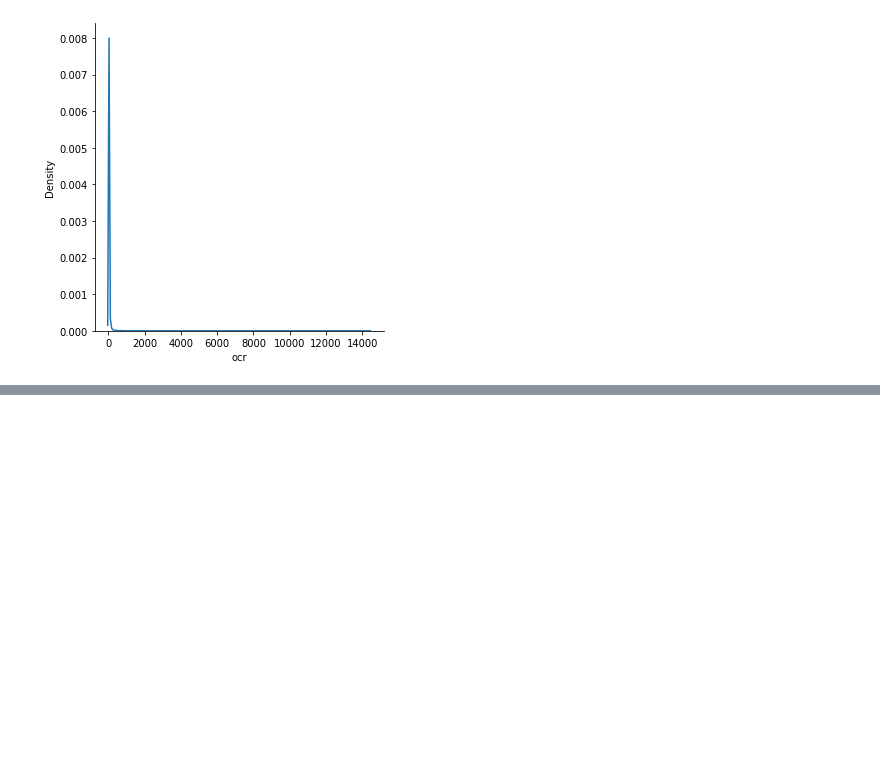
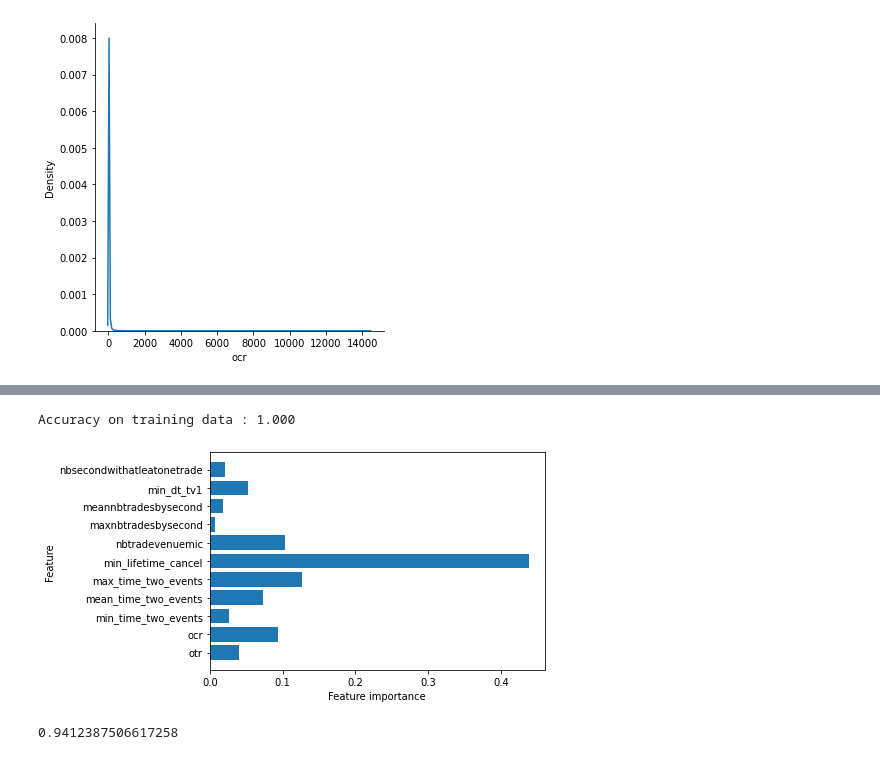
Before and after one commit to Valdi35/Detect-HFT-traders-Machine-learning-, a Jupyter notebook: Challenge_AMF.ipynb, the cells around one changed output, grey strips where cells are left out. Cells and saved outputs as stored; diff of their text form; code cells hidden in the pictures; blank space fills up the shorter version.

```diff
--- a/Challenge_AMF.ipynb
+++ b/Challenge_AMF.ipynb
@@ -364,3 +364,7 @@ sns.displot(df, x="ocr", kind="kde", bw_adjust=2)
 # %% [output]
 <seaborn.axisgrid.FacetGrid at 0x...>
 [figure]
+# %%
+#data to train
+X = X.loc[:,~X.columns.isin(['share','day'])]
+X = X.set_index('trader')
@@ -366,0 +396,36 @@ sns.displot(df, x="ocr", kind="kde", bw_adjust=2)
+# %%
+#Fill na by the mean
+X = X.fillna(X.mean())
+# %%
+from sklearn import tree
+from sklearn.tree import DecisionTreeClassifier
+from sklearn.model_selection import train_test_split
+from sklearn.pipeline import make_pipeline
+from sklearn.preprocessing import StandardScaler
+
+X_train, X_cv, y_train, y_cv = train_test_split(X, Y, random_state=42)
+model = DecisionTreeClassifier()
+model = model.fit(X_train, y_train)
+print("Accuracy on training data : {:.3f}".format(model.score(X_train,y_train)))
+#we must have overfiting on training data, by reducing the number of
+#depth in the tree, the score decrease. It can be explain by the number of feature
+#the tree have to test before identify an HFT, NON or MIX
+# %% [output]
+Accuracy on training data : 1.000
+# %%
+def plot_important_feature(mod):
+  n_features = np.array(X.columns)
+  plt.barh(X.columns, mod.feature_importances_, align='center')
+  plt.xlabel("Feature importance")
+  plt.ylabel("Feature")
+# %%
+plot_important_feature(model)
+# %% [output]
+[figure, added]
+# %%
+#Build pipeline to predict data
+pipe = make_pipeline(StandardScaler(), DecisionTreeClassifier())
+pipe.fit(X_train, y_train)
+pipe.score(X_cv, y_cv)
+# %% [output]
+0.9412387506617258
```
Also changed, not shown: parts of 4 cells of this notebook.
